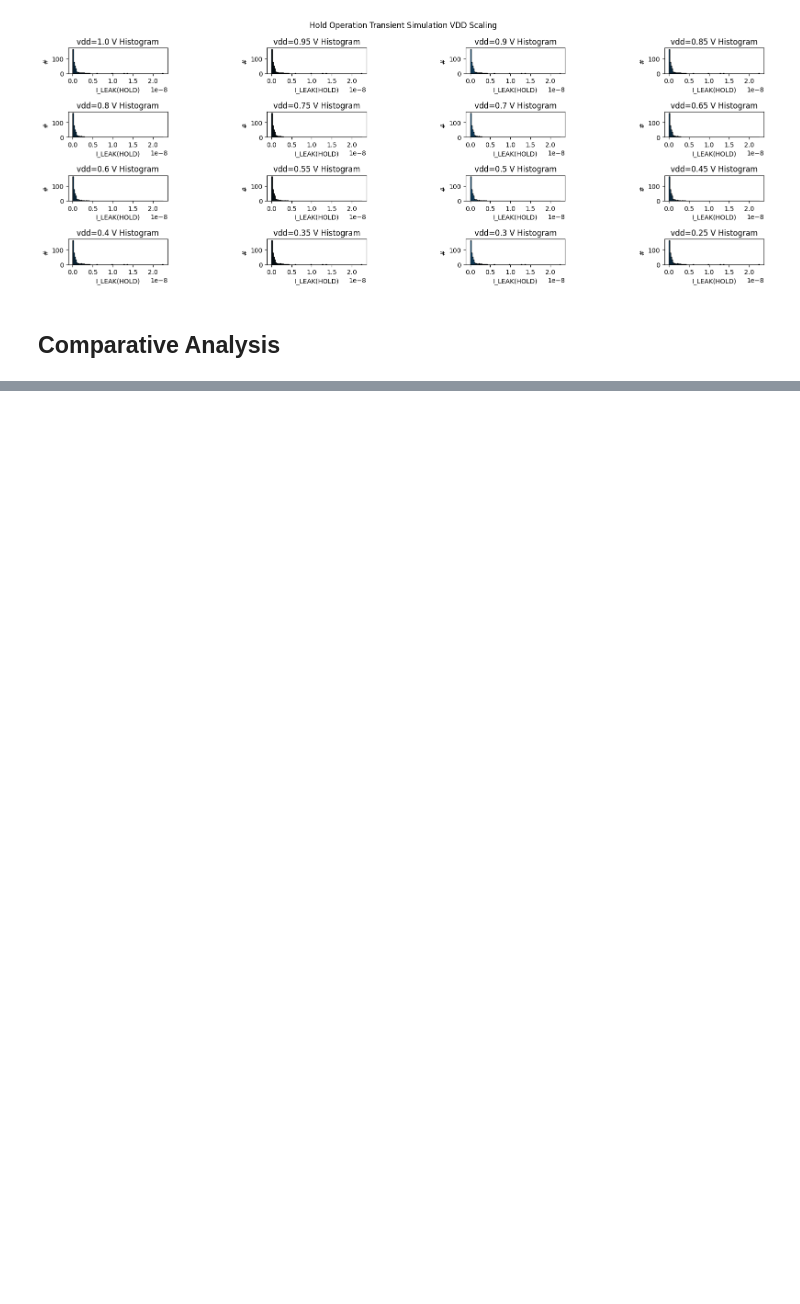
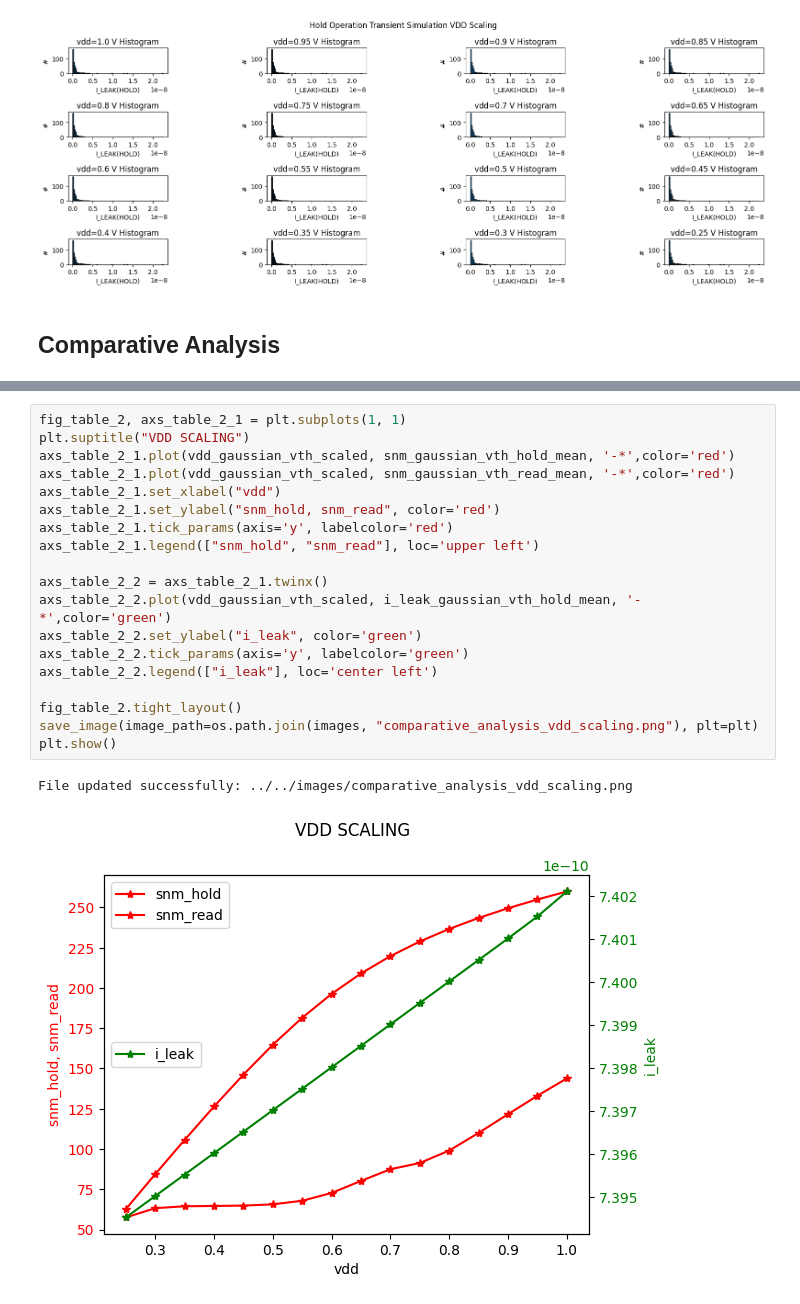
Before and after one commit to gubbriaco/sram-analysis, a Jupyter notebook: python/drv-analysis/drv_analysis.ipynb, the cells around one changed output, grey strips where cells are left out. Cells and saved outputs as stored; diff of their text form; blank space fills up the shorter version.

Commit message:
snm, i_leak comparative plot

```diff
--- a/python/drv-analysis/drv_analysis.ipynb
+++ b/python/drv-analysis/drv_analysis.ipynb
@@ -897,3 +887,25 @@ plt.show()
 # %% [output]
 File updated successfully: ../../images/comparative_analysis_vdd_scaling.png
 [figure]
+# %%
+fig_table_2, axs_table_2_1 = plt.subplots(1, 1)
+plt.suptitle("VDD SCALING")
+axs_table_2_1.plot(vdd_gaussian_vth_scaled, snm_gaussian_vth_hold_mean, '-*',color='red')
+axs_table_2_1.plot(vdd_gaussian_vth_scaled, snm_gaussian_vth_read_mean, '-*',color='red')
+axs_table_2_1.set_xlabel("vdd")
+axs_table_2_1.set_ylabel("snm_hold, snm_read", color='red')
+axs_table_2_1.tick_params(axis='y', labelcolor='red')
+axs_table_2_1.legend(["snm_hold", "snm_read"], loc='upper left')
+
+axs_table_2_2 = axs_table_2_1.twinx()
+axs_table_2_2.plot(vdd_gaussian_vth_scaled, i_leak_gaussian_vth_hold_mean, '-*',color='green')
+axs_table_2_2.set_ylabel("i_leak", color='green')
+axs_table_2_2.tick_params(axis='y', labelcolor='green')
+axs_table_2_2.legend(["i_leak"], loc='center left')
+
+fig_table_2.tight_layout()
+save_image(image_path=os.path.join(images, "comparative_analysis_vdd_scaling.png"), plt=plt)
+plt.show()
+# %% [output]
+File updated successfully: ../../images/comparative_analysis_vdd_scaling.png
+[figure, added]
```
Also changed, not shown: parts of 13 cells of this notebook, 14 other files.
